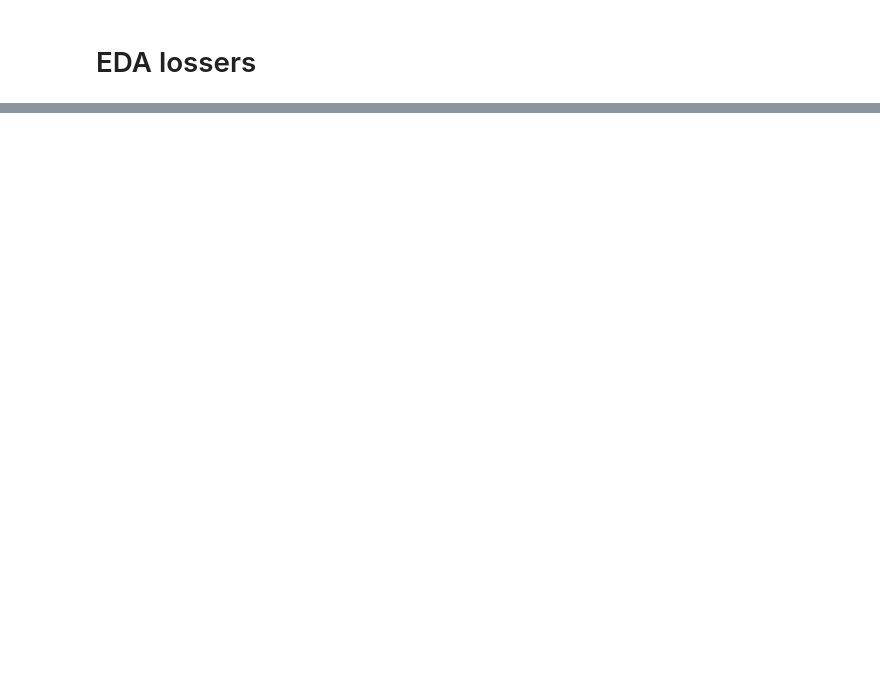
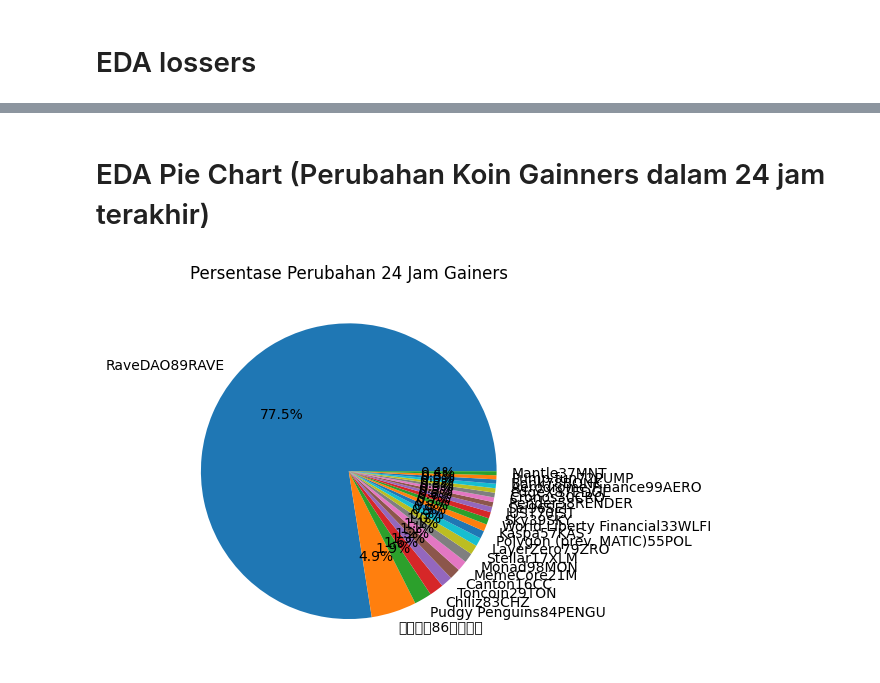
Before and after one commit to yowxy/Scrapping-Crypto-CoinMarketCap, a Jupyter notebook: index.ipynb, the cells around one changed output, grey strips where cells are left out. Cells and saved outputs as stored; diff of their text form; code cells hidden in the pictures; blank space fills up the shorter version.

Commit message:
feat: add visualitation pie chart

```diff
--- a/index.ipynb
+++ b/index.ipynb
@@ -215,0 +216,9 @@ plt.show()
+# %% [markdown]
+# EDA Pie Chart (Perubahan Koin Gainners dalam 24 jam terakhir)
+# %%
+plt.Figure(figsize=(10, 6))
+plt.pie(data_iqr_clean_gainners['24h Change'], labels=data_iqr_clean_gainners['Name'], autopct='%1.1f%%')
+plt.title('Persentase Perubahan 24 Jam Gainers')
+plt.show()
+# %% [output]
+[figure, added]
```
Also changed, not shown: parts of 11 cells of this notebook, 5 other files.
